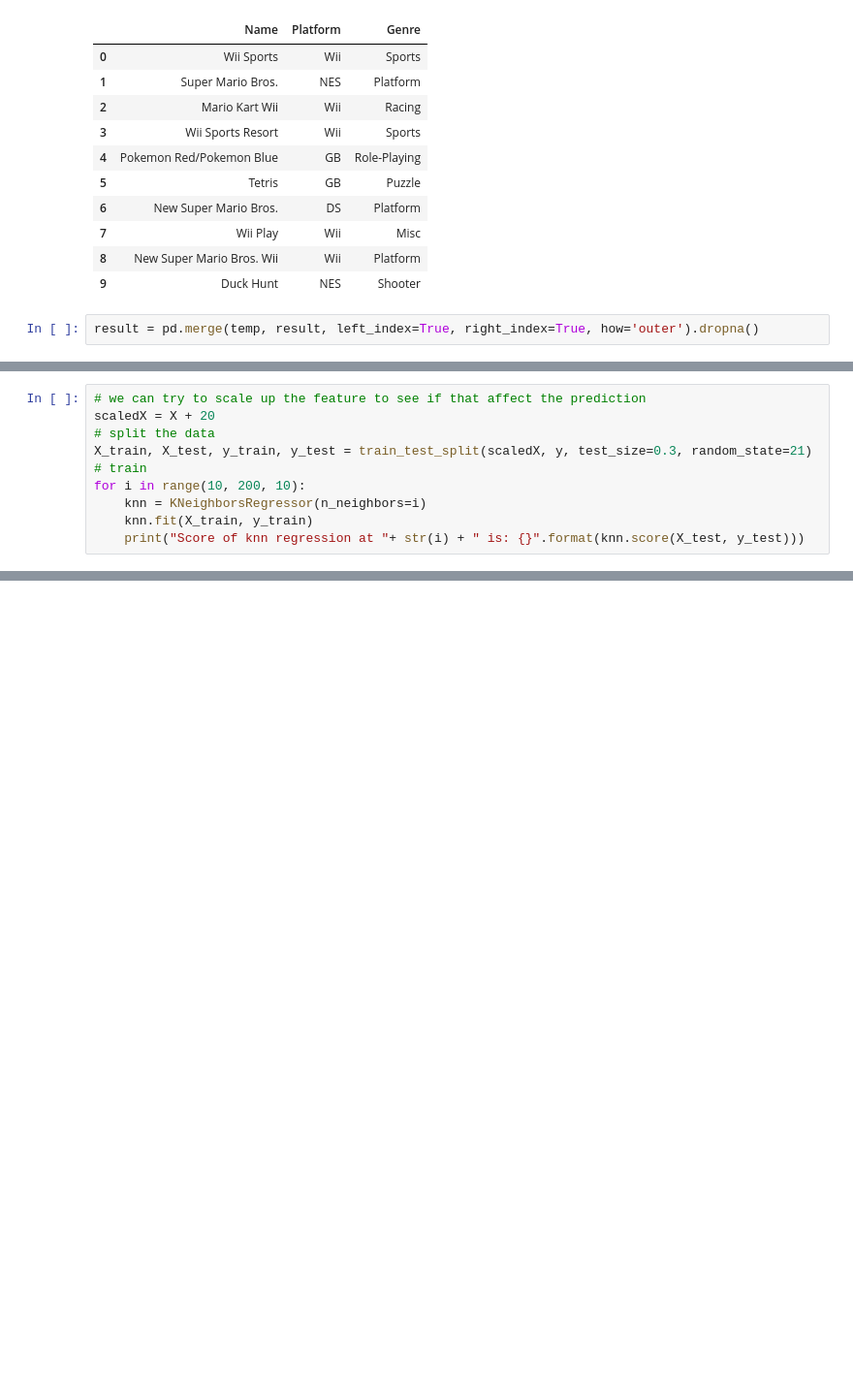
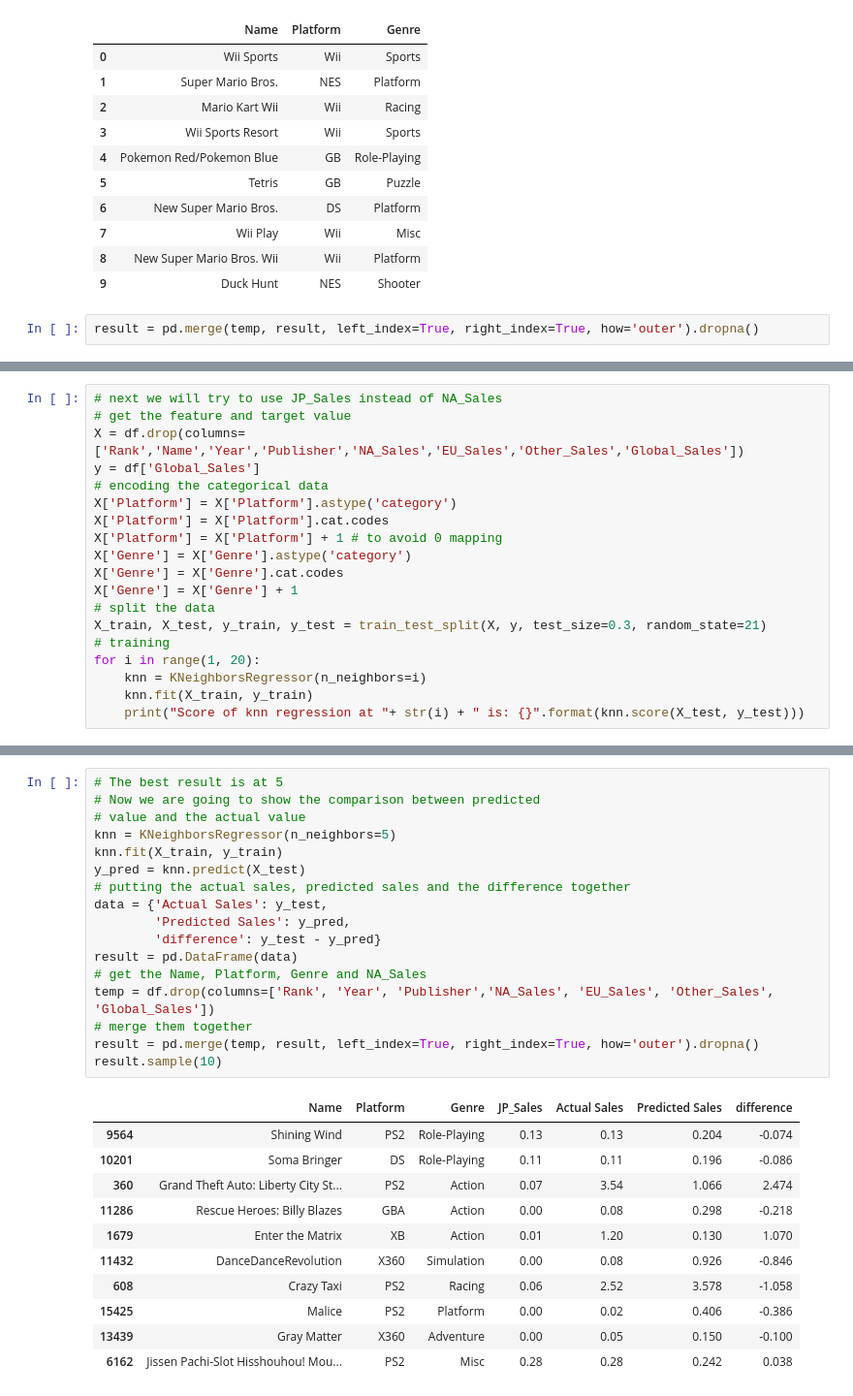
Before and after one commit to albert6051/csc59970-project, a Jupyter notebook: Predicting_GlobalSales_Using_Platform_Genre.ipynb, the cells around one changed output, grey strips where cells are left out. Shown at 97% size. Drawn from its saved outputs; the diff is of its cells as text; blank space fills up the shorter version.

```diff
--- a/Predicting_GlobalSales_Using_Platform_Genre.ipynb
+++ b/Predicting_GlobalSales_Using_Platform_Genre.ipynb
@@ -391,10 +507,19 @@ result.sample(10)
 # %%
-# we can try to scale up the feature to see if that affect the prediction
-scaledX = X + 20
+# next we will try to use JP_Sales instead of NA_Sales
+# get the feature and target value
+X = df.drop(columns=['Rank','Name','Year','Publisher','NA_Sales','EU_Sales','Other_Sales','Global_Sales'])
+y = df['Global_Sales']
+# encoding the categorical data
+X['Platform'] = X['Platform'].astype('category')
+X['Platform'] = X['Platform'].cat.codes
+X['Platform'] = X['Platform'] + 1 # to avoid 0 mapping
+X['Genre'] = X['Genre'].astype('category')
+X['Genre'] = X['Genre'].cat.codes
+X['Genre'] = X['Genre'] + 1
 # split the data
-X_train, X_test, y_train, y_test = train_test_split(scaledX, y, test_size=0.3, random_state=21)
-# train
-for i in range(10, 200, 10):
+X_train, X_test, y_train, y_test = train_test_split(X, y, test_size=0.3, random_state=21)
+# training
+for i in range(1, 20):
     knn = KNeighborsRegressor(n_neighbors=i)
     knn.fit(X_train, y_train)
     print("Score of knn regression at "+ str(i) + " is: {}".format(knn.score(X_test, y_test)))
@@ -433,0 +546,29 @@ Score of knn regression at 190 is: 0.028510551537675122
+# %%
+# The best result is at 5
+# Now we are going to show the comparison between predicted
+# value and the actual value
+knn = KNeighborsRegressor(n_neighbors=5)
+knn.fit(X_train, y_train)
+y_pred = knn.predict(X_test)
+# putting the actual sales, predicted sales and the difference together
+data = {'Actual Sales': y_test,
+        'Predicted Sales': y_pred,
+        'difference': y_test - y_pred}
+result = pd.DataFrame(data)
+# get the Name, Platform, Genre and NA_Sales
+temp = df.drop(columns=['Rank', 'Year', 'Publisher','NA_Sales', 'EU_Sales', 'Other_Sales', 'Global_Sales'])
+# merge them together
+result = pd.merge(temp, result, left_index=True, right_index=True, how='outer').dropna()
+result.sample(10)
+# %% [output]
+|  | Name | Platform | Genre | JP_Sales | Actual Sales | Predicted Sales | difference |
+| 9564 | Shining Wind | PS2 | Role-Playing | 0.13 | 0.13 | 0.204 | -0.074 |
+| 10201 | Soma Bringer | DS | Role-Playing | 0.11 | 0.11 | 0.196 | -0.086 |
+| 360 | Grand Theft Auto: Liberty City St... | PS2 | Action | 0.07 | 3.54 | 1.066 | 2.474 |
+| 11286 | Rescue Heroes: Billy Blazes | GBA | Action | 0.00 | 0.08 | 0.298 | -0.218 |
+| 1679 | Enter the Matrix | XB | Action | 0.01 | 1.20 | 0.130 | 1.070 |
+| 11432 | DanceDanceRevolution | X360 | Simulation | 0.00 | 0.08 | 0.926 | -0.846 |
+| 608 | Crazy Taxi | PS2 | Racing | 0.06 | 2.52 | 3.578 | -1.058 |
+| 15425 | Malice | PS2 | Platform | 0.00 | 0.02 | 0.406 | -0.386 |
+| 13439 | Gray Matter | X360 | Adventure | 0.00 | 0.05 | 0.150 | -0.100 |
+| 6162 | Jissen Pachi-Slot Hisshouhou! Mou... | PS2 | Misc | 0.28 | 0.28 | 0.242 | 0.038 |
```
Also changed, not shown: parts of 16 cells of this notebook.
